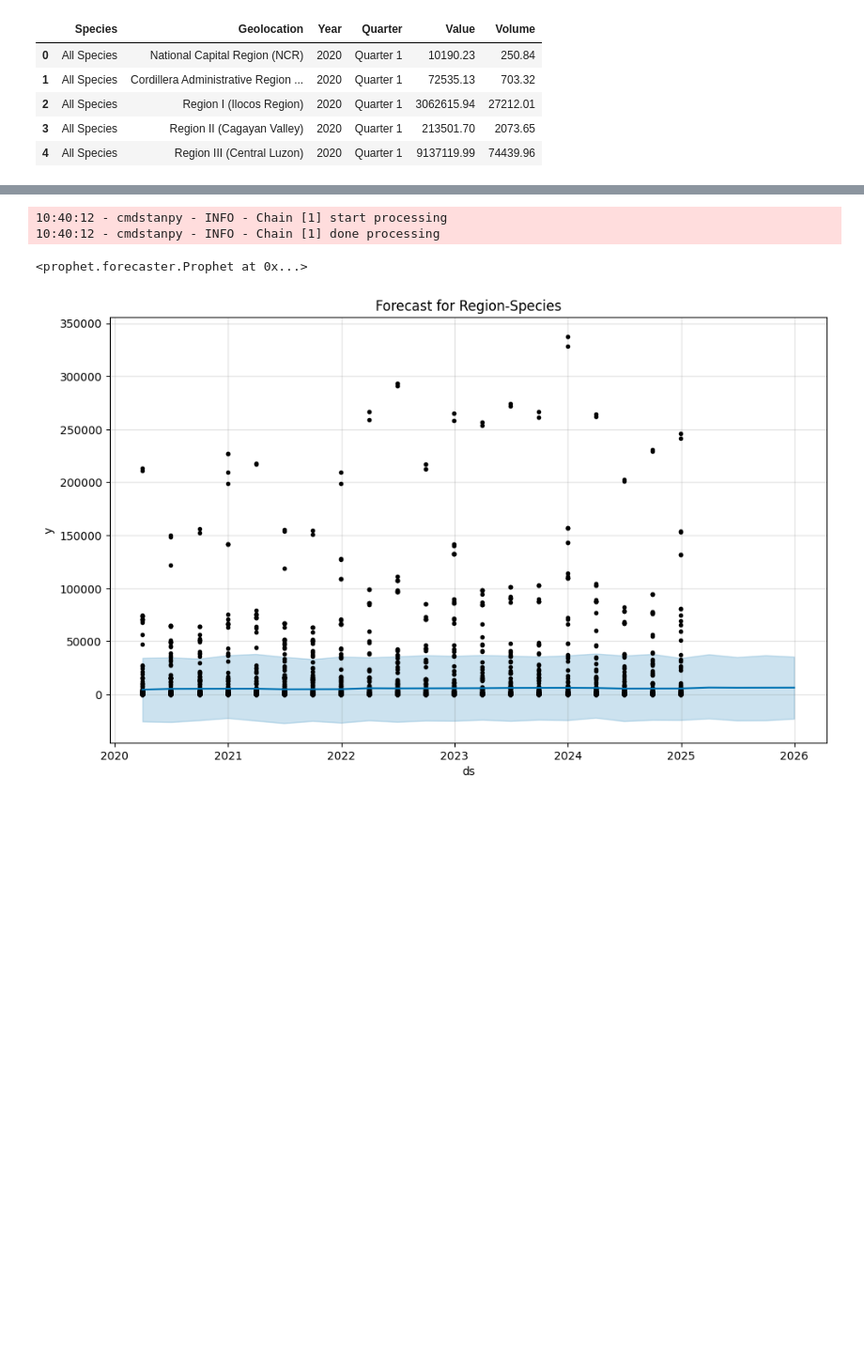
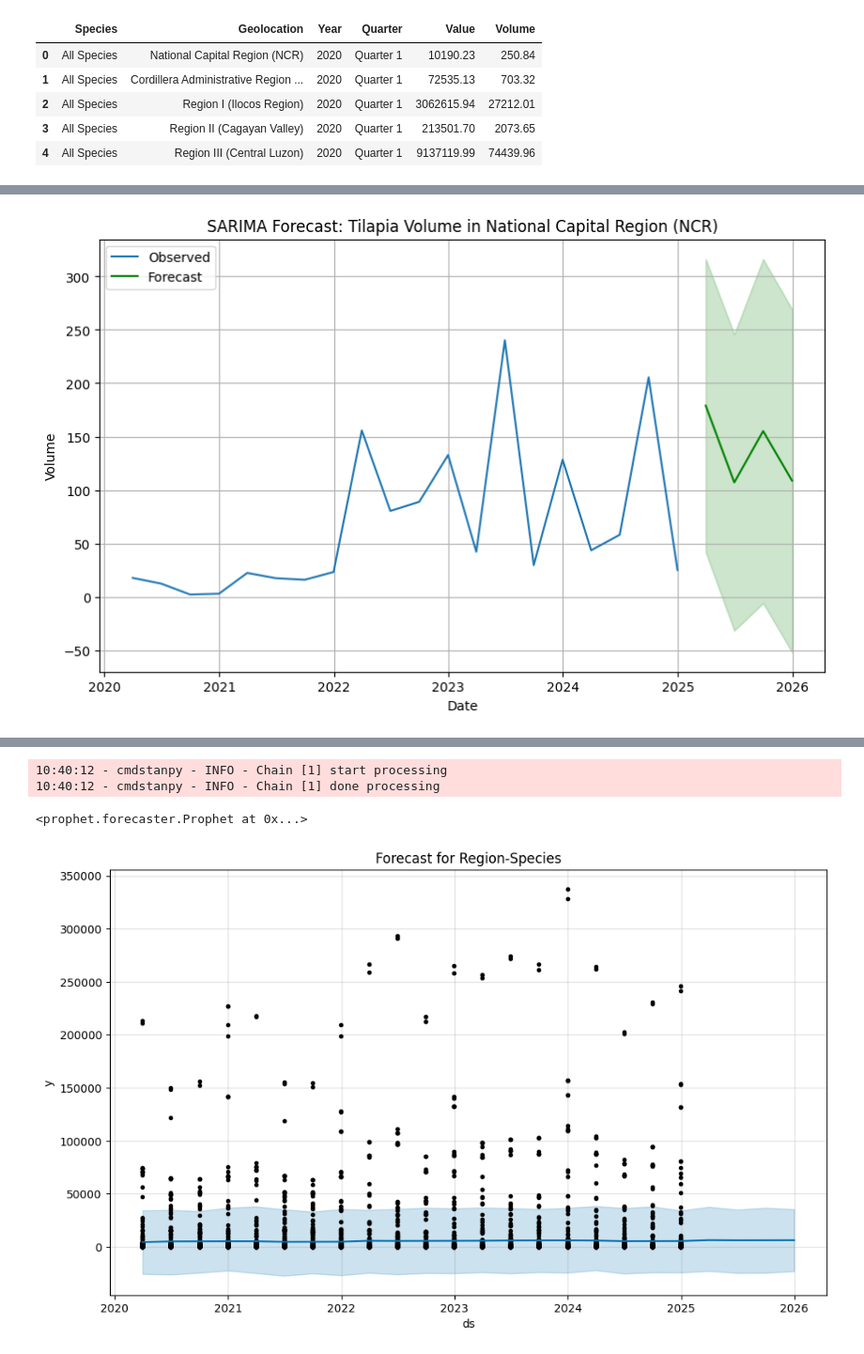
Before and after one commit to jcfrongoso/cs132-final-project, a Jupyter notebook: ml.ipynb, the cells around one changed output, grey strips where cells are left out. Shown at 94% size. Drawn from its saved outputs; the diff is of its cells as text; code cells hidden in the pictures; blank space fills up the shorter version.

```diff
--- a/ml.ipynb
+++ b/ml.ipynb
@@ -13,0 +31,43 @@ df.head()
+# %%
+import pandas as pd
+from statsmodels.tsa.statespace.sarimax import SARIMAX
+import matplotlib.pyplot as plt
+
+df = pd.read_csv('./[WFW-Group10-FOK YE]  CS 132 Finalized Dataset.csv')
+
+region = 'National Capital Region (NCR)'
+species = 'Tilapia'
+
+df_filtered = df[(df['Geolocation'] == region) & (df['Species'] == species)].copy()
+
+quarter_mapper = {
+    ' Quarter 1': '03-31',
+    ' Quarter 2': '06-30',
+    ' Quarter 3': '09-30',
+    ' Quarter 4': '12-31'
+}
+df_filtered['date'] = df_filtered['Year'].astype(str) + '-' + df_filtered['Quarter'].map(quarter_mapper)
+df_filtered['date'] = pd.to_datetime(df_filtered['date'])
+
+df_filtered = df_filtered.sort_values('date')
+ts = df_filtered.groupby('date')['Volume'].sum()
+
+model = SARIMAX(ts, order=(1,1,1), seasonal_order=(1,1,1,4))
+results = model.fit()
+
+forecast = results.get_forecast(steps=4)
+pred = forecast.predicted_mean
+conf_int = forecast.conf_int()
+
+plt.figure(figsize=(10,6))
+plt.plot(ts, label='Observed')
+plt.plot(pred, label='Forecast', color='green')
+plt.fill_between(conf_int.index, conf_int.iloc[:, 0], conf_int.iloc[:, 1], color='green', alpha=0.2)
+plt.title(f'SARIMA Forecast: {species} Volume in {region}')
+plt.xlabel("Date")
+plt.ylabel("Volume")
+plt.legend()
+plt.grid(True)
+plt.show()
+# %% [output]
+[figure, added]
```
Also changed, not shown: parts of 4 cells of this notebook.
